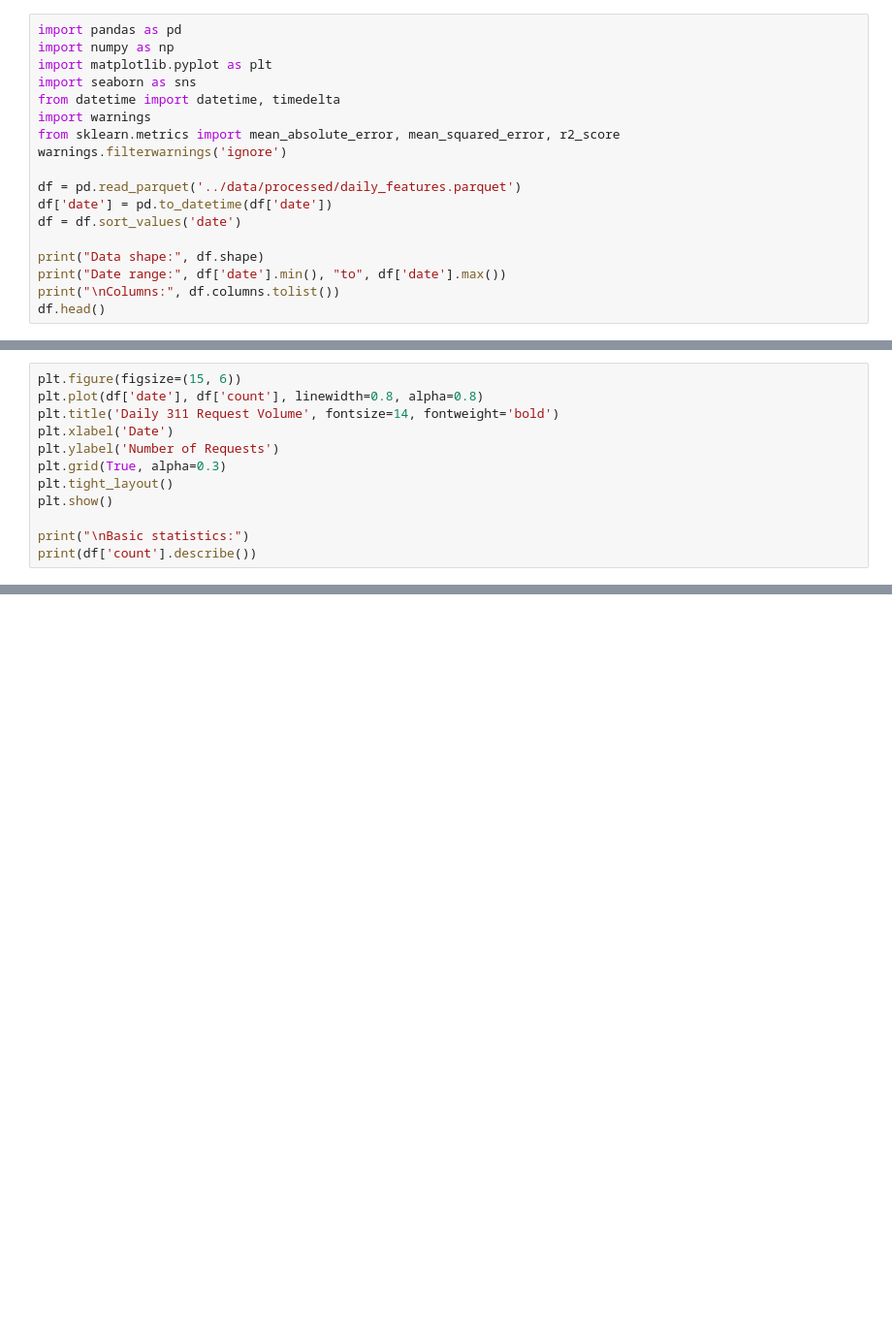
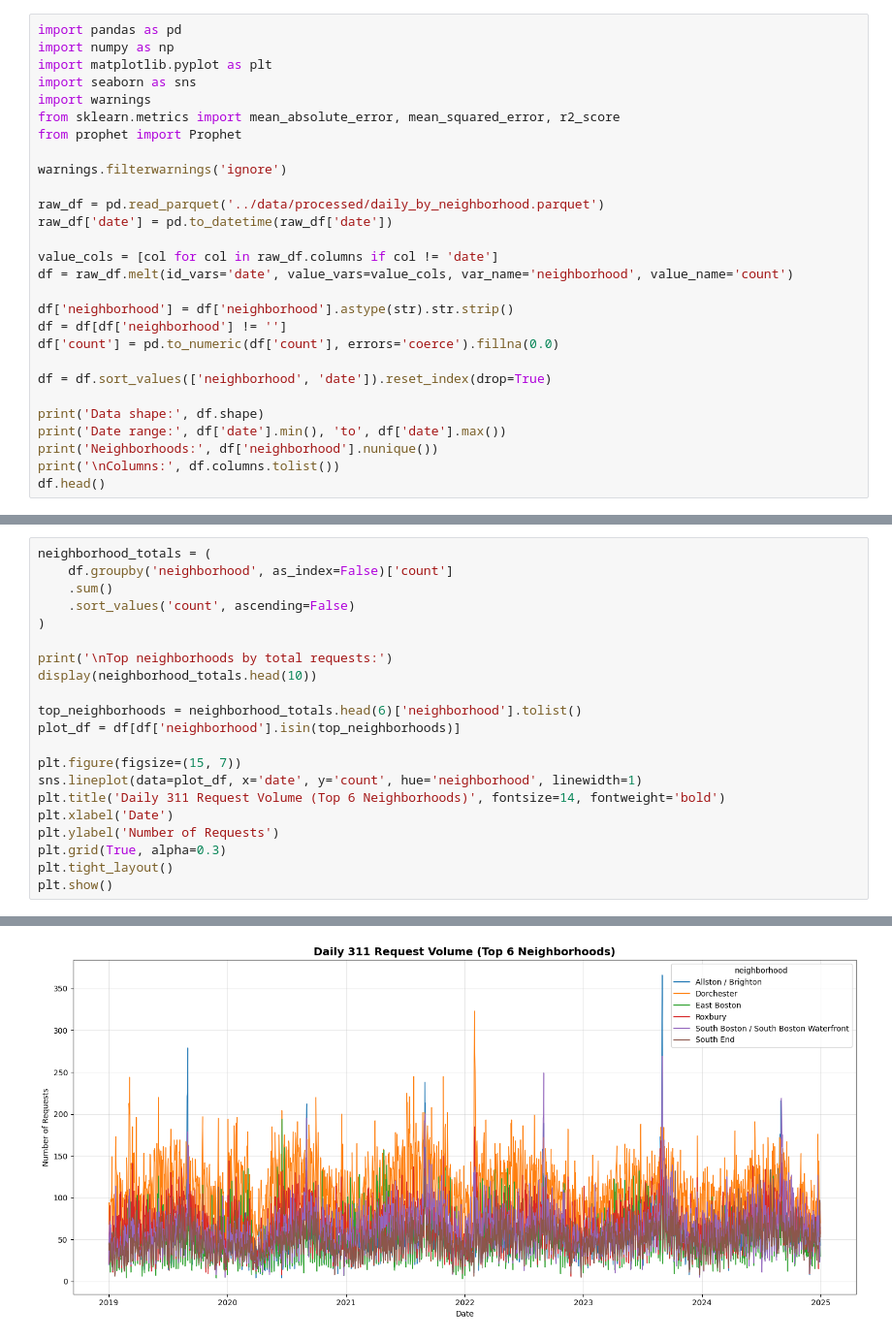
Before and after one commit to thealphacubicle/311-Service-Request-Modelling, a Jupyter notebook: notebooks/03_time_series.ipynb, the cells around one changed output, grey strips where cells are left out. Shown at 97% size. Saved outputs shown, nothing was run; the diff lists cells and outputs as text; blank space fills up the shorter version.

Commit message:
changing prophet to by neighborhood

```diff
--- a/notebooks/03_time_series.ipynb
+++ b/notebooks/03_time_series.ipynb
@@ -7,16 +7,26 @@ import pandas as pd
 import numpy as np
 import matplotlib.pyplot as plt
 import seaborn as sns
-from datetime import datetime, timedelta
 import warnings
 from sklearn.metrics import mean_absolute_error, mean_squared_error, r2_score
+from prophet import Prophet
+
 warnings.filterwarnings('ignore')
 
-df = pd.read_parquet('../data/processed/daily_features.parquet')
-df['date'] = pd.to_datetime(df['date'])
-df = df.sort_values('date')
+raw_df = pd.read_parquet('../data/processed/daily_by_neighborhood.parquet')
+raw_df['date'] = pd.to_datetime(raw_df['date'])
 
-print("Data shape:", df.shape)
-print("Date range:", df['date'].min(), "to", df['date'].max())
-print("\nColumns:", df.columns.tolist())
+value_cols = [col for col in raw_df.columns if col != 'date']
+df = raw_df.melt(id_vars='date', value_vars=value_cols, var_name='neighborhood', value_name='count')
+
+df['neighborhood'] = df['neighborhood'].astype(str).str.strip()
+df = df[df['neighborhood'] != '']
+df['count'] = pd.to_numeric(df['count'], errors='coerce').fillna(0.0)
+
+df = df.sort_values(['neighborhood', 'date']).reset_index(drop=True)
+
+print('Data shape:', df.shape)
+print('Date range:', df['date'].min(), 'to', df['date'].max())
+print('Neighborhoods:', df['neighborhood'].nunique())
+print('\nColumns:', df.columns.tolist())
 df.head()
@@ -25,12 +47,22 @@ df.head()
 # %%
-plt.figure(figsize=(15, 6))
-plt.plot(df['date'], df['count'], linewidth=0.8, alpha=0.8)
-plt.title('Daily 311 Request Volume', fontsize=14, fontweight='bold')
+neighborhood_totals = (
+    df.groupby('neighborhood', as_index=False)['count']
+    .sum()
+    .sort_values('count', ascending=False)
+)
+
+print('\nTop neighborhoods by total requests:')
+display(neighborhood_totals.head(10))
+
+top_neighborhoods = neighborhood_totals.head(6)['neighborhood'].tolist()
+plot_df = df[df['neighborhood'].isin(top_neighborhoods)]
+
+plt.figure(figsize=(15, 7))
+sns.lineplot(data=plot_df, x='date', y='count', hue='neighborhood', linewidth=1)
+plt.title('Daily 311 Request Volume (Top 6 Neighborhoods)', fontsize=14, fontweight='bold')
 plt.xlabel('Date')
 plt.ylabel('Number of Requests')
 plt.grid(True, alpha=0.3)
 plt.tight_layout()
 plt.show()
-
-print("\nBasic statistics:")
-print(df['count'].describe())
+# %% [output]
@@ -36,0 +81 @@ print(df['count'].describe())
+[figure, added]
```
Also changed, not shown: parts of 10 cells of this notebook.
